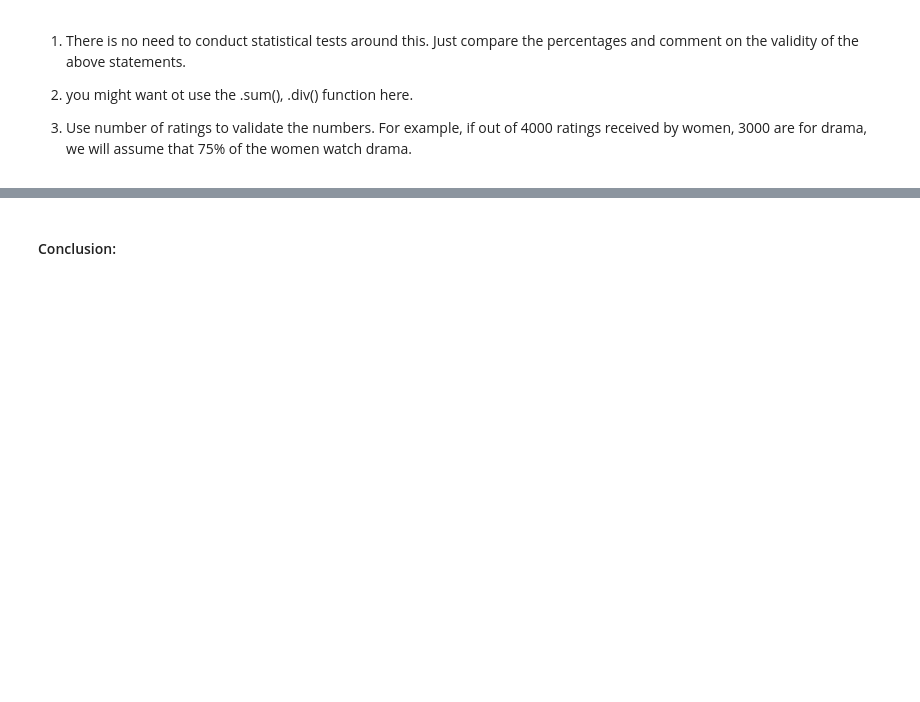
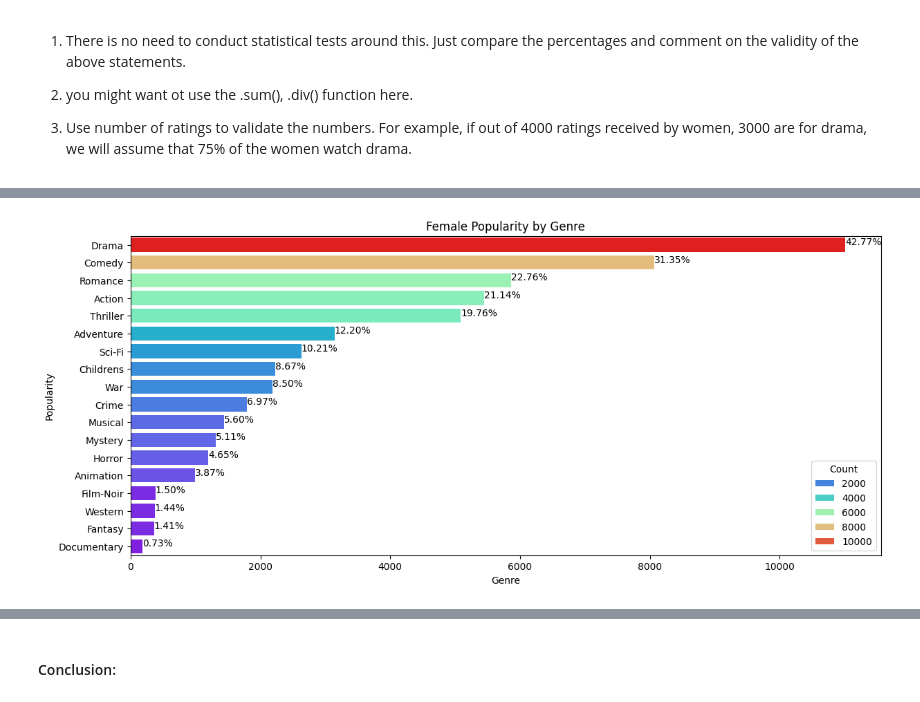
Before and after one commit to eduardorauchbach/PG---Machine-Learning, a Jupyter notebook: Project 1 - Data Visualization/MovieLens Project Questions (New).ipynb, the cells around one changed output, grey strips where cells are left out. Cells and saved outputs as stored; diff of their text form; code cells hidden in the pictures; blank space fills up the shorter version.

```diff
--- a/Project 1 - Data Visualization/MovieLens Project Questions (New).ipynb
+++ b/Project 1 - Data Visualization/MovieLens Project Questions (New).ipynb
@@ -400,0 +432,14 @@ print(FemalePopularity)
+# %%
+plt.figure(figsize=(14, 6))
+
+sns.barplot(y=FemalePopularity.index, x='Count', data=FemalePopularity, palette='rainbow', hue='Count')
+
+for index, value in enumerate(FemalePopularity['Count']):
+    plt.text(value, index, f"{FemalePopularity['Percentage'].iloc[index]:.2f}%")
+
+plt.title('Female Popularity by Genre')
+plt.xlabel('Genre')
+plt.ylabel('Popularity')
+plt.show()
+# %% [output]
+[figure, added]
```
Also changed, not shown: parts of 12 cells of this notebook, 4 other files.
